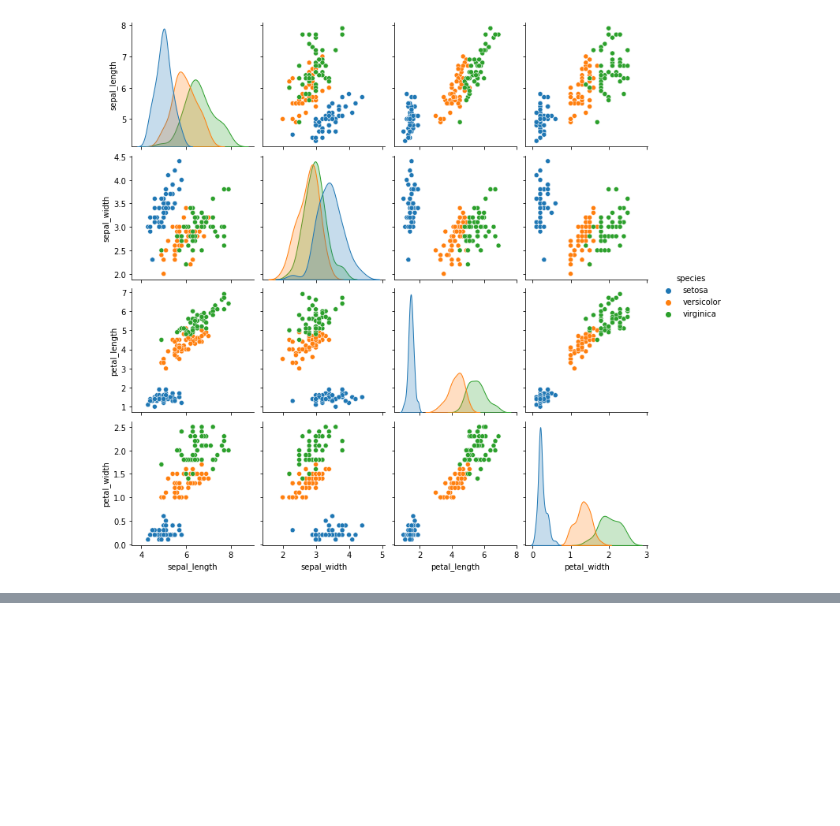
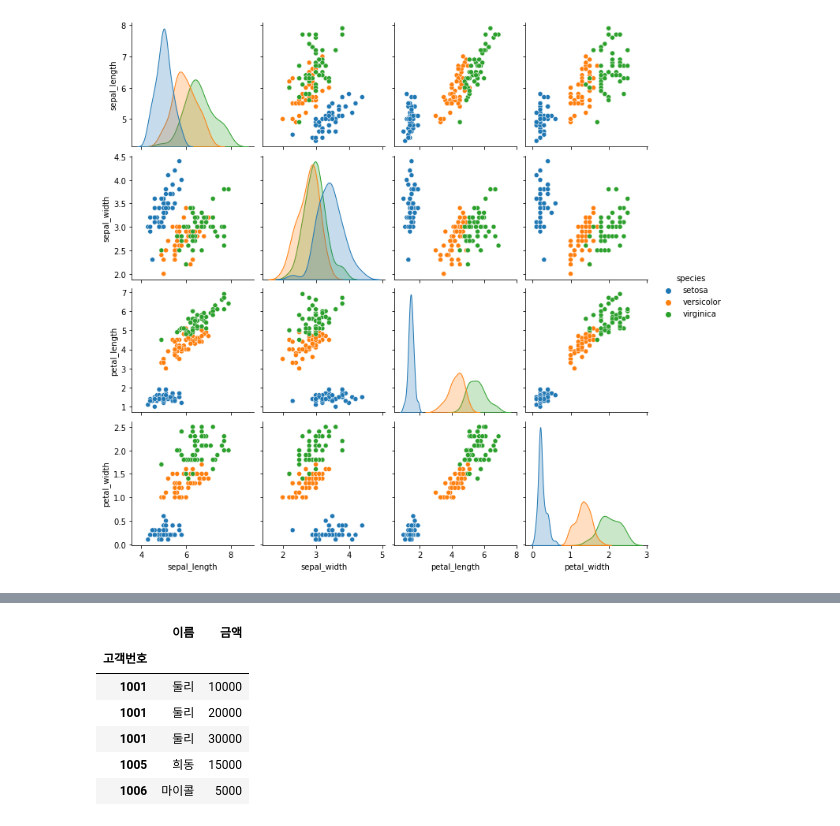
Before and after one commit to dpd-dpd/MachineLearning, a Jupyter notebook: exercise.ipynb, the cells around one changed output, grey strips where cells are left out. Cells and saved outputs as stored; diff of their text form; code cells hidden in the pictures; blank space fills up the shorter version.

```diff
--- a/exercise.ipynb
+++ b/exercise.ipynb
@@ -29,0 +60,12 @@ FileNotFoundError: [Errno 2] No such file or directory: '서울시_CCTV_인구_
+# %%
+df3 = df1.set_index('고객번호')
+df4 = df2.set_index('고객번호')
+df3.join(df4, how='inner')
+# %% [output]
+|  | 이름 | 금액 |
+| 고객번호 |  |  |
+| 1001 | 둘리 | 10000 |
+| 1001 | 둘리 | 20000 |
+| 1001 | 둘리 | 30000 |
+| 1005 | 희동 | 15000 |
+| 1006 | 마이콜 | 5000 |
```
Also changed, not shown: parts of 4 cells of this notebook.
